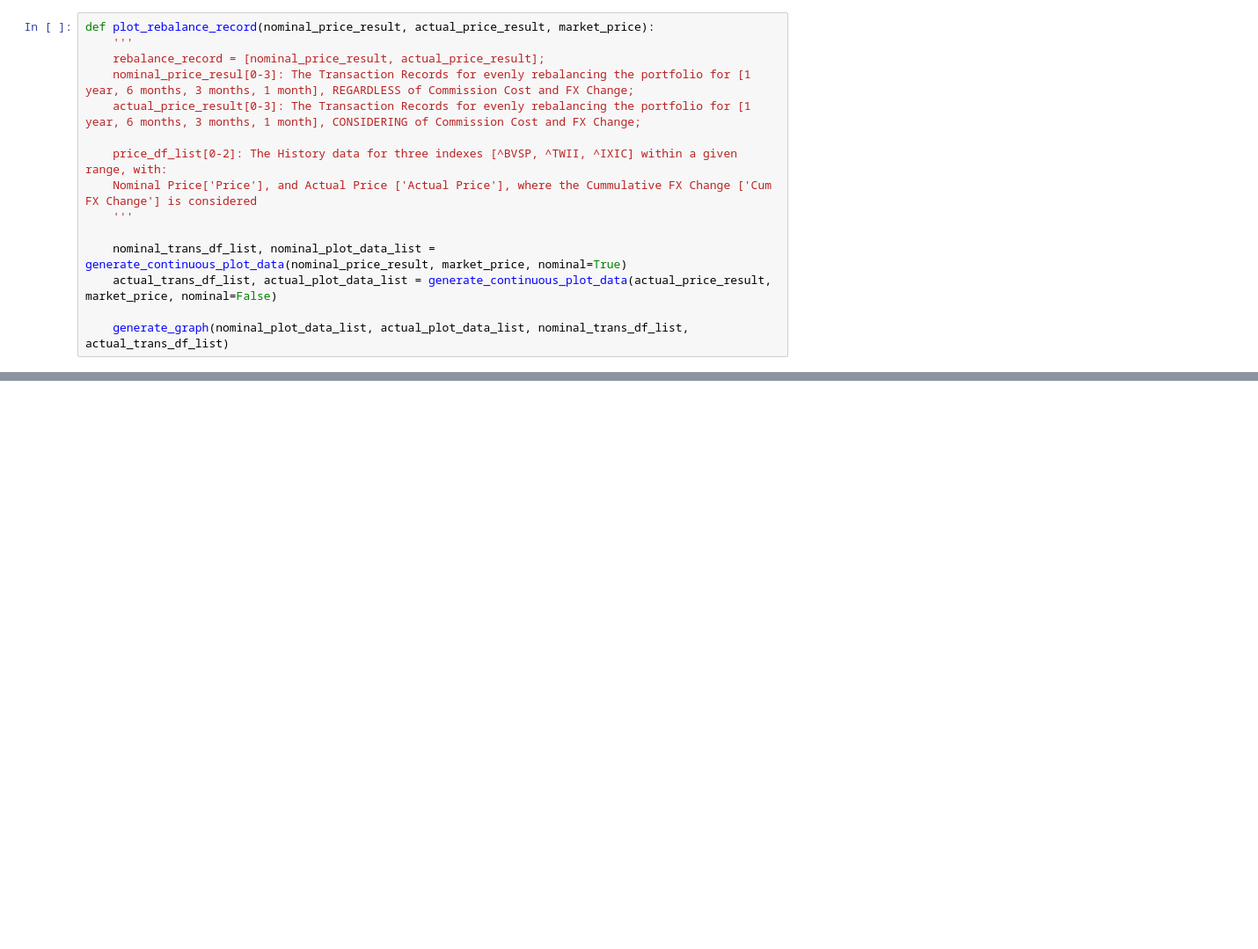
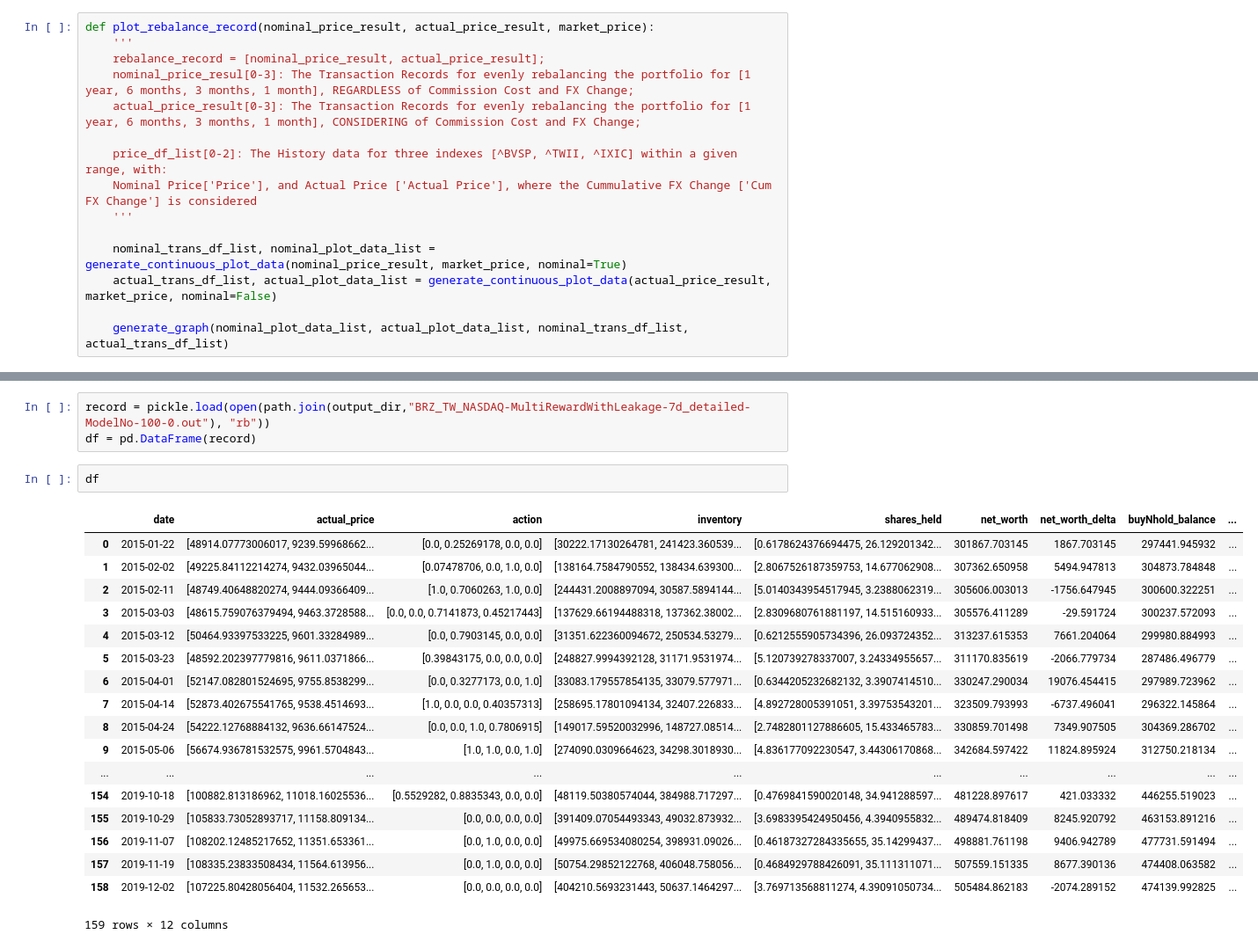
Before and after one commit to lzcaisg/reinforcement_trader, a Jupyter notebook: 0311 - MODULES Plot Rebalancing.ipynb, the cells around one changed output, grey strips where cells are left out. Shown at 88% size. Saved outputs shown, nothing was run; the diff lists cells and outputs as text; blank space fills up the shorter version.

```diff
--- a/0311 - MODULES Plot Rebalancing.ipynb
+++ b/0311 - MODULES Plot Rebalancing.ipynb
@@ -172,0 +217,24 @@ plot_rebalance_record(nominal_price_result, actual_price_result, price_df_list)
+# %%
+record = pickle.load(open(path.join(output_dir,"BRZ_TW_NASDAQ-MultiRewardWithLeakage-7d_detailed-ModelNo-100-0.out"), "rb"))
+df = pd.DataFrame(record)
+# %%
+df
+# %% [output]
+|  | date | actual_price | action | inventory | shares_held | net_worth | net_worth_delta | buyNhold_balance | ... |
+| 0 | 2015-01-22 | [48914.07773006017, 9239.59968662... | [0.0, 0.25269178, 0.0, 0.0] | [30222.17130264781, 241423.360539... | [0.6178624376694475, 26.129201342... | 301867.703145 | 1867.703145 | 297441.945932 | ... |
+| 1 | 2015-02-02 | [49225.84112214274, 9432.03965044... | [0.07478706, 0.0, 1.0, 0.0] | [138164.7584790552, 138434.639300... | [2.8067526187359753, 14.677062908... | 307362.650958 | 5494.947813 | 304873.784848 | ... |
+| 2 | 2015-02-11 | [48749.40648820274, 9444.09366409... | [1.0, 0.7060263, 1.0, 0.0] | [244431.2008897094, 30587.5894144... | [5.0140343954517945, 3.2388062319... | 305606.003013 | -1756.647945 | 300600.322251 | ... |
+| 3 | 2015-03-03 | [48615.759076379494, 9463.3728588... | [0.0, 0.0, 0.7141873, 0.45217443] | [137629.66194488318, 137362.38002... | [2.8309680761881197, 14.515160933... | 305576.411289 | -29.591724 | 300237.572093 | ... |
+| 4 | 2015-03-12 | [50464.93397533225, 9601.33284989... | [0.0, 0.7903145, 0.0, 0.0] | [31351.622360094672, 250534.53279... | [0.6212555905734396, 26.093724352... | 313237.615353 | 7661.204064 | 299980.884993 | ... |
+| 5 | 2015-03-23 | [48592.202397779816, 9611.0371866... | [0.39843175, 0.0, 0.0, 0.0] | [248827.9994392128, 31171.9531974... | [5.120739278337007, 3.24334955657... | 311170.835619 | -2066.779734 | 287486.496779 | ... |
+| 6 | 2015-04-01 | [52147.082801524695, 9755.8538299... | [0.0, 0.3277173, 0.0, 1.0] | [33083.179557854135, 33079.577971... | [0.6344205232682132, 3.3907414510... | 330247.290034 | 19076.454415 | 297989.723962 | ... |
+| 7 | 2015-04-14 | [52873.402675541765, 9538.4514693... | [1.0, 0.0, 0.0, 0.40357313] | [258695.17801094134, 32407.226833... | [4.892728005391051, 3.39753543201... | 323509.793993 | -6737.496041 | 296322.145864 | ... |
+| 8 | 2015-04-24 | [54222.12768884132, 9636.66147524... | [0.0, 0.0, 1.0, 0.7806915] | [149017.59520032996, 148727.08514... | [2.7482801127886605, 15.433465783... | 330859.701498 | 7349.907505 | 304369.286702 | ... |
+| 9 | 2015-05-06 | [56674.936781532575, 9961.5704843... | [1.0, 1.0, 0.0, 1.0] | [274090.0309664623, 34298.3018930... | [4.836177092230547, 3.44306170868... | 342684.597422 | 11824.895924 | 312750.218134 | ... |
+| ... | ... | ... | ... | ... | ... | ... | ... | ... | ... |
+| 154 | 2019-10-18 | [100882.813186962, 11018.16025536... | [0.5529282, 0.8835343, 0.0, 0.0] | [48119.50380574044, 384988.717297... | [0.4769841590020148, 34.941288597... | 481228.897617 | 421.033332 | 446255.519023 | ... |
+| 155 | 2019-10-29 | [105833.73052893717, 11158.809134... | [0.0, 0.0, 0.0, 0.0] | [391409.07054493343, 49032.873932... | [3.6983395424950456, 4.3940955832... | 489474.818409 | 8245.920792 | 463153.891216 | ... |
+| 156 | 2019-11-07 | [108202.12485217652, 11351.653361... | [0.0, 1.0, 0.0, 0.0] | [49975.669534080254, 398931.09026... | [0.46187327284335655, 35.14299437... | 498881.761198 | 9406.942789 | 477731.591494 | ... |
+| 157 | 2019-11-19 | [108335.23833508434, 11564.613956... | [0.0, 1.0, 0.0, 0.0] | [50754.29852122768, 406048.758056... | [0.4684929788426091, 35.111311071... | 507559.151335 | 8677.390136 | 474408.063582 | ... |
+| 158 | 2019-12-02 | [107225.80428056404, 11532.265653... | [0.0, 0.0, 0.0, 0.0] | [404210.5693231443, 50637.1464297... | [3.769713568811274, 4.39091050734... | 505484.862183 | -2074.289152 | 474139.992825 | ... |
+159 rows × 12 columns
```
Also changed, not shown: parts of 2 cells of this notebook, 42 other files.
